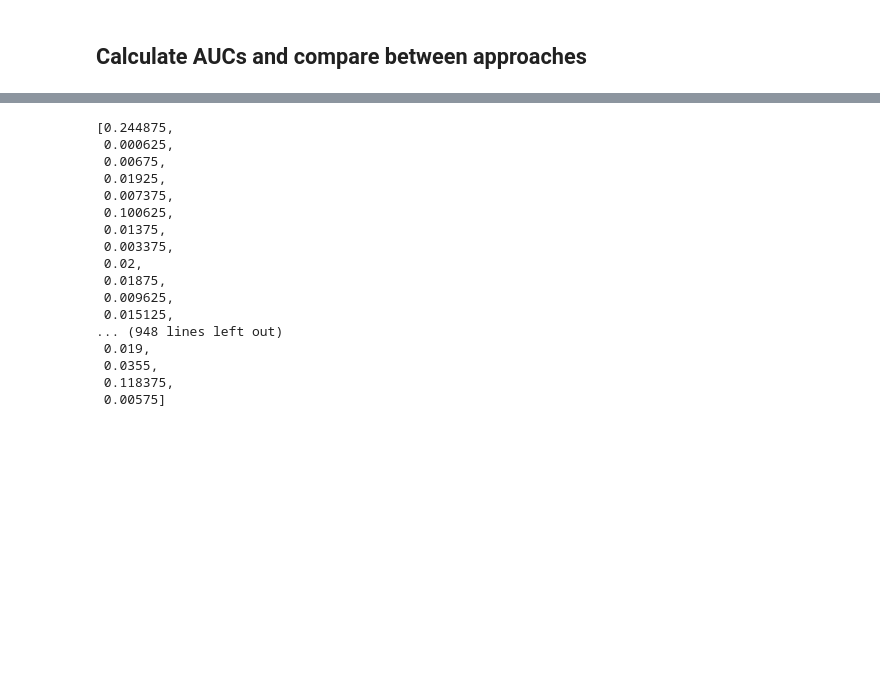
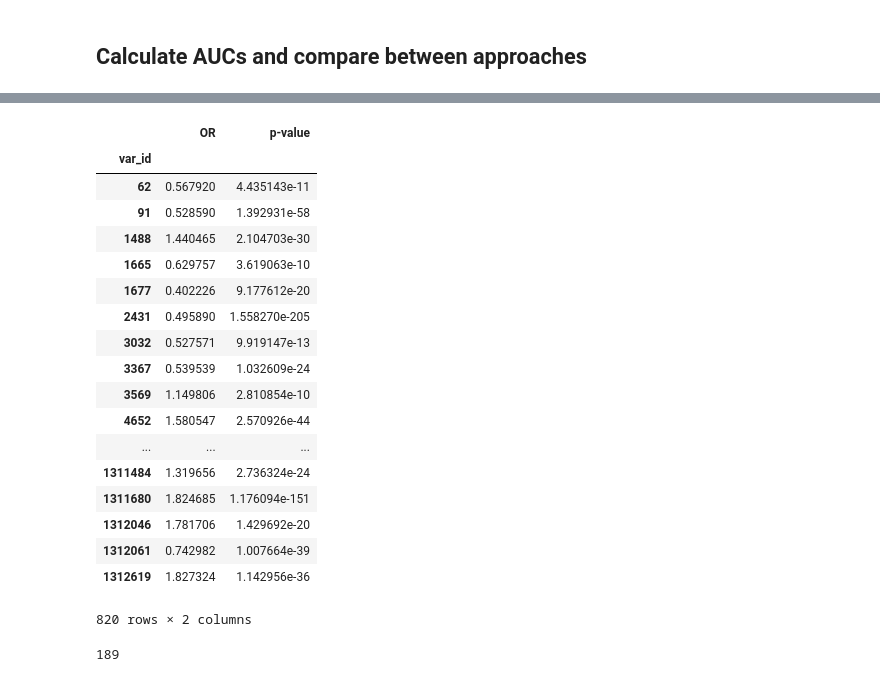
Before and after one commit to taylorcavazos/PRS_Admixture_Simulation, a Jupyter notebook: notebooks/local_ancestry_prs.ipynb, the cells around one changed output, grey strips where cells are left out. Drawn from its saved outputs; the diff is of its cells as text; code cells hidden in the pictures; blank space fills up the shorter version.

```diff
--- a/notebooks/local_ancestry_prs.ipynb
+++ b/notebooks/local_ancestry_prs.ipynb
@@ -555 +520,3 @@ clumped_prs_vars = np.array(open("/Users/taylorcavazos/repos/Local_Ancestry_PRS/
+# %%
+prs_vars = sum_stats.loc[clumped_prs_vars,:]
 # %%
@@ -597,3 +566,25 @@ sum_stats.head(20)
+# %%
+prs_vars.sort_index()
+# %% [output]
+|  | OR | p-value |
+| var_id |  |  |
+| 62 | 0.567920 | 4.435143e-11 |
+| 91 | 0.528590 | 1.392931e-58 |
+| 1488 | 1.440465 | 2.104703e-30 |
+| 1665 | 0.629757 | 3.619063e-10 |
+| 1677 | 0.402226 | 9.177612e-20 |
+| 2431 | 0.495890 | 1.558270e-205 |
+| 3032 | 0.527571 | 9.919147e-13 |
+| 3367 | 0.539539 | 1.032609e-24 |
+| 3569 | 1.149806 | 2.810854e-10 |
+| 4652 | 1.580547 | 2.570926e-44 |
+| ... | ... | ... |
+| 1311484 | 1.319656 | 2.736324e-24 |
+| 1311680 | 1.824685 | 1.176094e-151 |
+| 1312046 | 1.781706 | 1.429692e-20 |
+| 1312061 | 0.742982 | 1.007664e-39 |
+| 1312619 | 1.827324 | 1.142956e-36 |
+820 rows × 2 columns
 # %%
 vcf_file = "/Users/taylorcavazos/repos/other_tools/admixture-data/output/admix_afr_amer.query.vcf"
 # %%
@@ -608,25 +599,9 @@ with open(vcf_file) as f:
                 af = genotype.sum()/(2*4000)
                 afs.append(af)
             ind+=1
-# %%
-afs
-# %% [output]
-[0.244875,
- 0.000625,
- 0.00675,
- 0.01925,
- 0.007375,
- 0.100625,
- 0.01375,
- 0.003375,
- 0.02,
- 0.01875,
- 0.009625,
- 0.015125,
-... (948 lines left out)
- 0.019,
- 0.0355,
- 0.118375,
- 0.00575]
+# %%
+(np.array(afs)<0.01).sum()
+# %% [output]
+189
 # %%
 0.615194/0.244875
```
Also changed, not shown: parts of 34 cells of this notebook.
